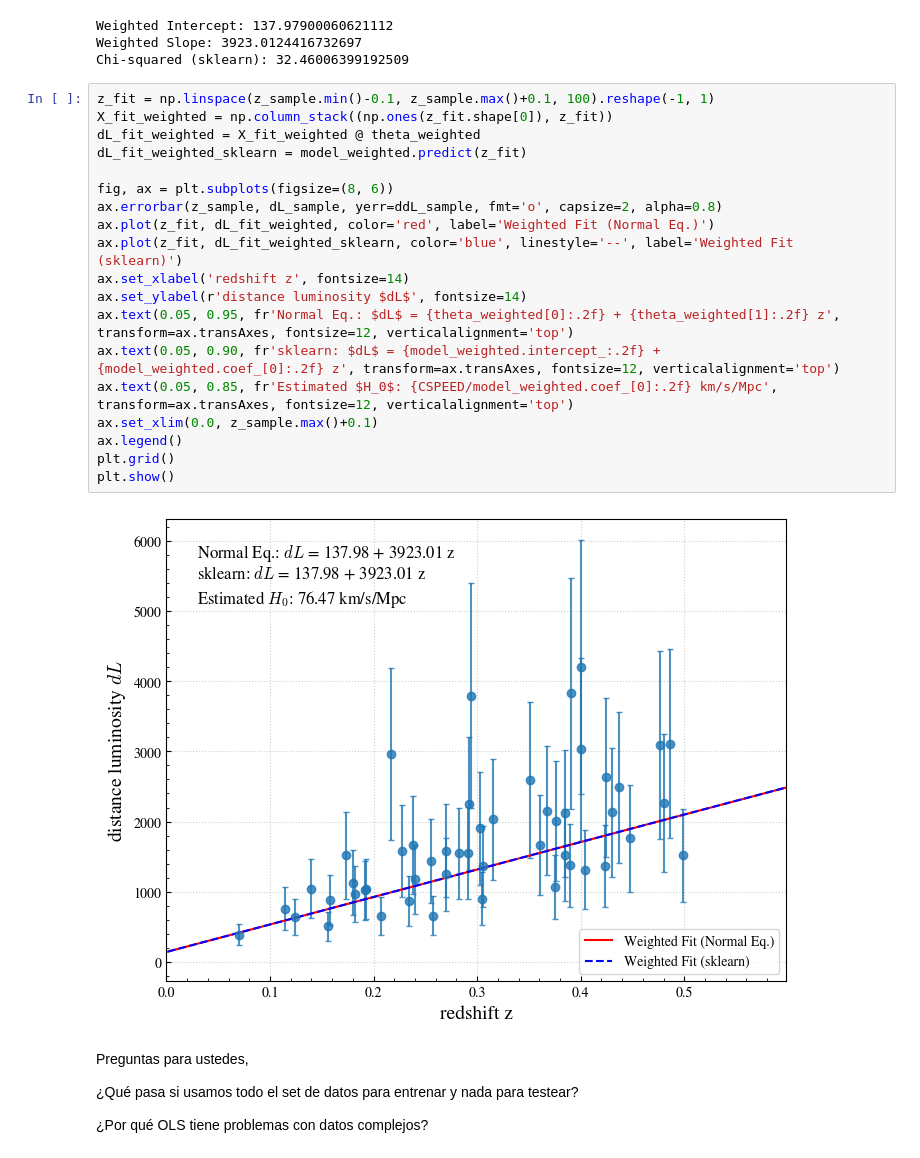
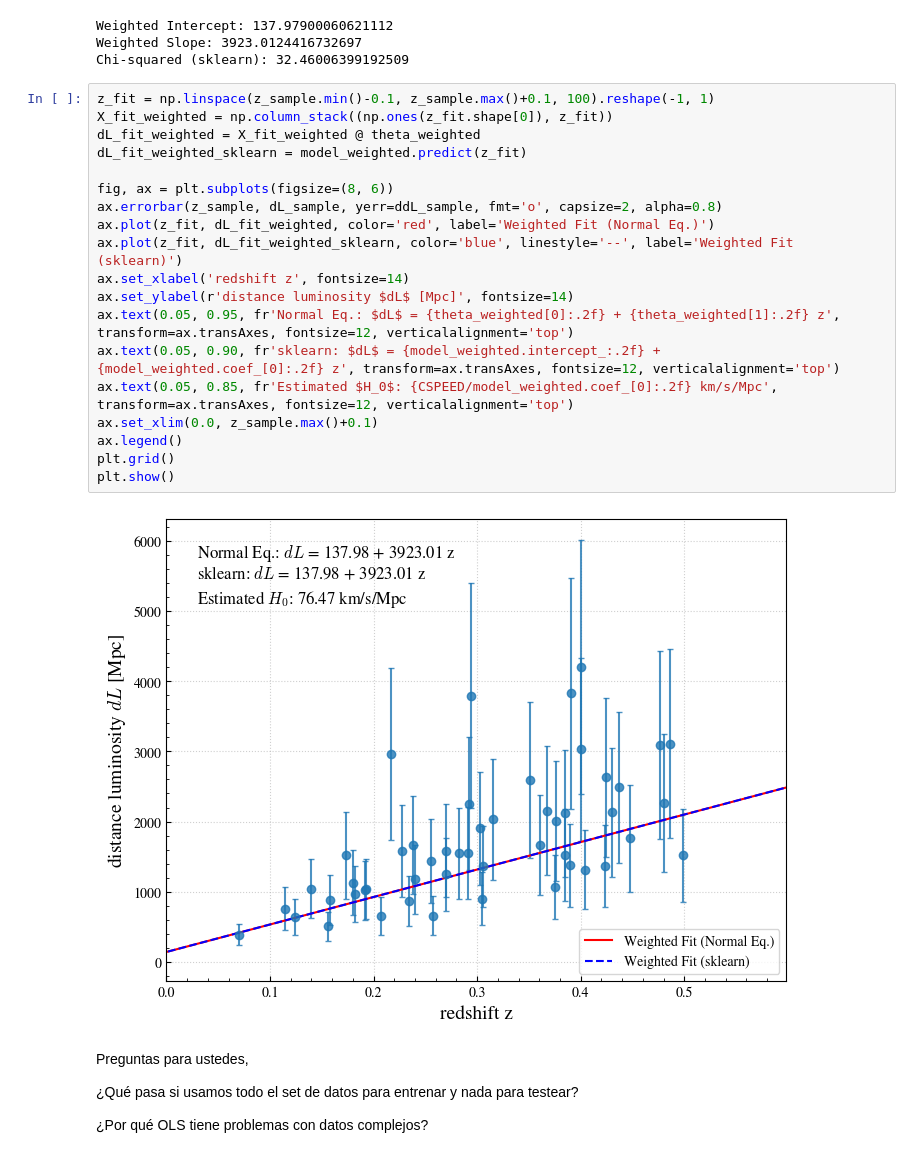
Before and after one commit to jurados/AS4501_Astroinformatic, a Jupyter notebook: Auxiliar/AUX1_LinearRegression.ipynb, the cells around one changed output. Saved outputs shown, nothing was run; the diff lists cells and outputs as text.

```diff
--- a/Auxiliar/AUX1_LinearRegression.ipynb
+++ b/Auxiliar/AUX1_LinearRegression.ipynb
@@ -338,24 +338,24 @@ Chi-squared (sklearn): 32.46006399192509
 # %%
 z_fit = np.linspace(z_sample.min()-0.1, z_sample.max()+0.1, 100).reshape(-1, 1)
 X_fit_weighted = np.column_stack((np.ones(z_fit.shape[0]), z_fit))
 dL_fit_weighted = X_fit_weighted @ theta_weighted
 dL_fit_weighted_sklearn = model_weighted.predict(z_fit)
 
 fig, ax = plt.subplots(figsize=(8, 6))
 ax.errorbar(z_sample, dL_sample, yerr=ddL_sample, fmt='o', capsize=2, alpha=0.8)
 ax.plot(z_fit, dL_fit_weighted, color='red', label='Weighted Fit (Normal Eq.)')
 ax.plot(z_fit, dL_fit_weighted_sklearn, color='blue', linestyle='--', label='Weighted Fit (sklearn)')
 ax.set_xlabel('redshift z', fontsize=14)
-ax.set_ylabel(r'distance luminosity $dL$', fontsize=14)
+ax.set_ylabel(r'distance luminosity $dL$ [Mpc]', fontsize=14)
 ax.text(0.05, 0.95, fr'Normal Eq.: $dL$ = {theta_weighted[0]:.2f} + {theta_weighted[1]:.2f} z', transform=ax.transAxes, fontsize=12, verticalalignment='top')
 ax.text(0.05, 0.90, fr'sklearn: $dL$ = {model_weighted.intercept_:.2f} + {model_weighted.coef_[0]:.2f} z', transform=ax.transAxes, fontsize=12, verticalalignment='top')
 ax.text(0.05, 0.85, fr'Estimated $H_0$: {CSPEED/model_weighted.coef_[0]:.2f} km/s/Mpc', transform=ax.transAxes, fontsize=12, verticalalignment='top')
 ax.set_xlim(0.0, z_sample.max()+0.1)
 ax.legend()
 plt.grid()
 plt.show()
 # %% [output]
-[figure, old version]
+[figure, new version]
 # %% [markdown]
 Preguntas para ustedes,
 
```
Also changed, not shown: parts of 8 cells of this notebook.
